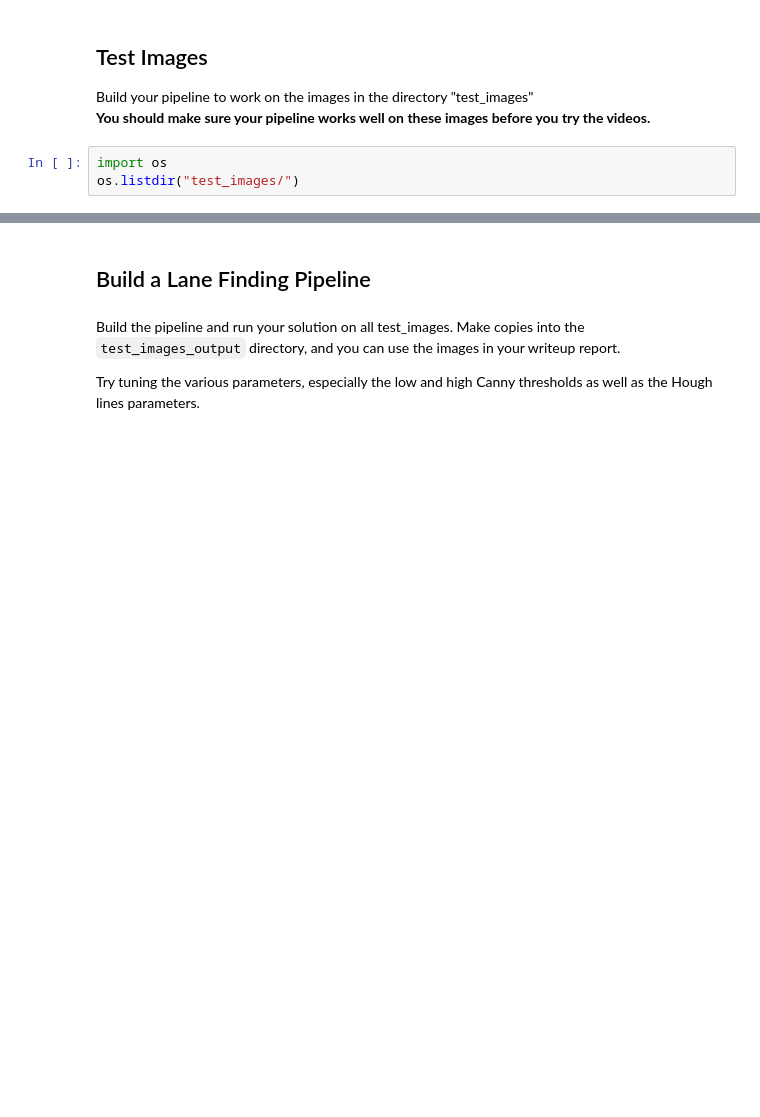
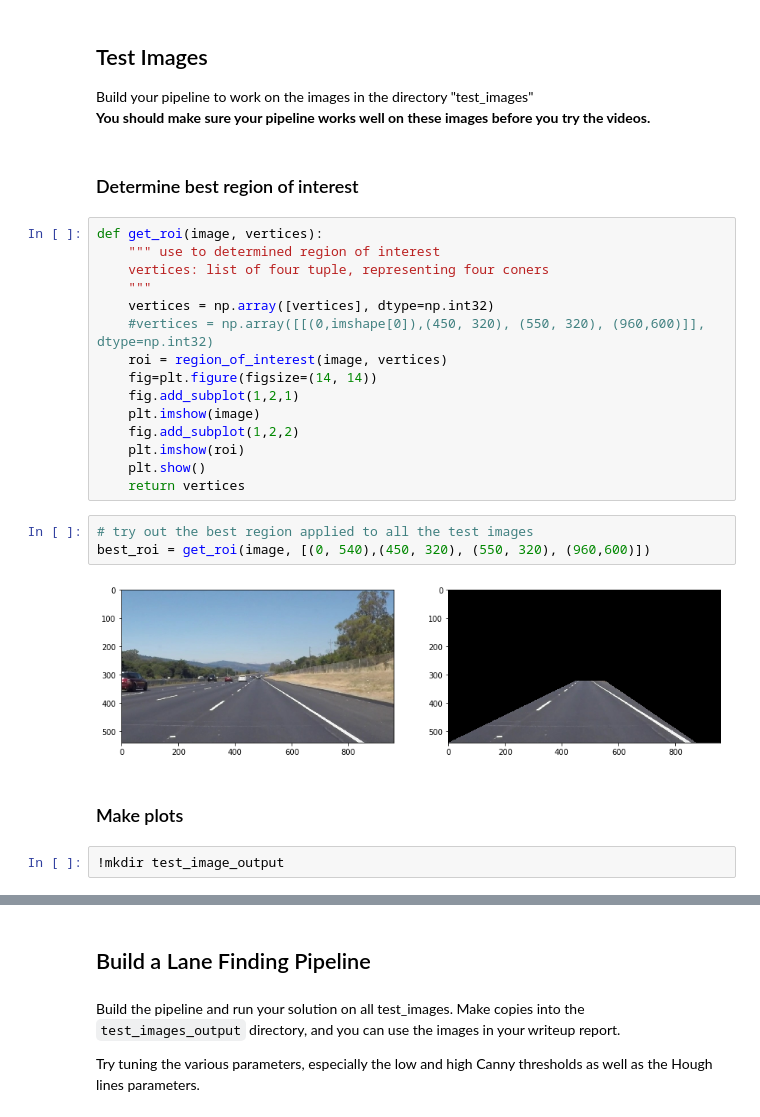
Before and after one commit to cvjimmy0704/self_driving, a Jupyter notebook: CarND-LaneLines-P1/P1.ipynb, the cells around one changed output, grey strips where cells are left out. Cells and saved outputs as stored; diff of their text form; blank space fills up the shorter version.

```diff
--- a/CarND-LaneLines-P1/P1.ipynb
+++ b/CarND-LaneLines-P1/P1.ipynb
@@ -202,6 +221,29 @@ def image_pipline(img):
 
 Build your pipeline to work on the images in the directory "test_images"
 **You should make sure your pipeline works well on these images before you try the videos.**
-# %%
-import os
-os.listdir("test_images/")
+# %% [markdown]
+### Determine best region of interest
+# %%
+def get_roi(image, vertices):
+    """ use to determined region of interest
+    vertices: list of four tuple, representing four coners
+    """
+    vertices = np.array([vertices], dtype=np.int32)
+    #vertices = np.array([[(0,imshape[0]),(450, 320), (550, 320), (960,600)]], dtype=np.int32)
+    roi = region_of_interest(image, vertices)
+    fig=plt.figure(figsize=(14, 14))
+    fig.add_subplot(1,2,1)
+    plt.imshow(image)
+    fig.add_subplot(1,2,2)
+    plt.imshow(roi)
+    plt.show()
+    return vertices
+# %%
+# try out the best region applied to all the test images
+best_roi = get_roi(image, [(0, 540),(450, 320), (550, 320), (960,600)])
+# %% [output]
+[figure, added]
+# %% [markdown]
+### Make plots
+# %%
+!mkdir test_image_output
```
Also changed, not shown: parts of 16 cells of this notebook.
